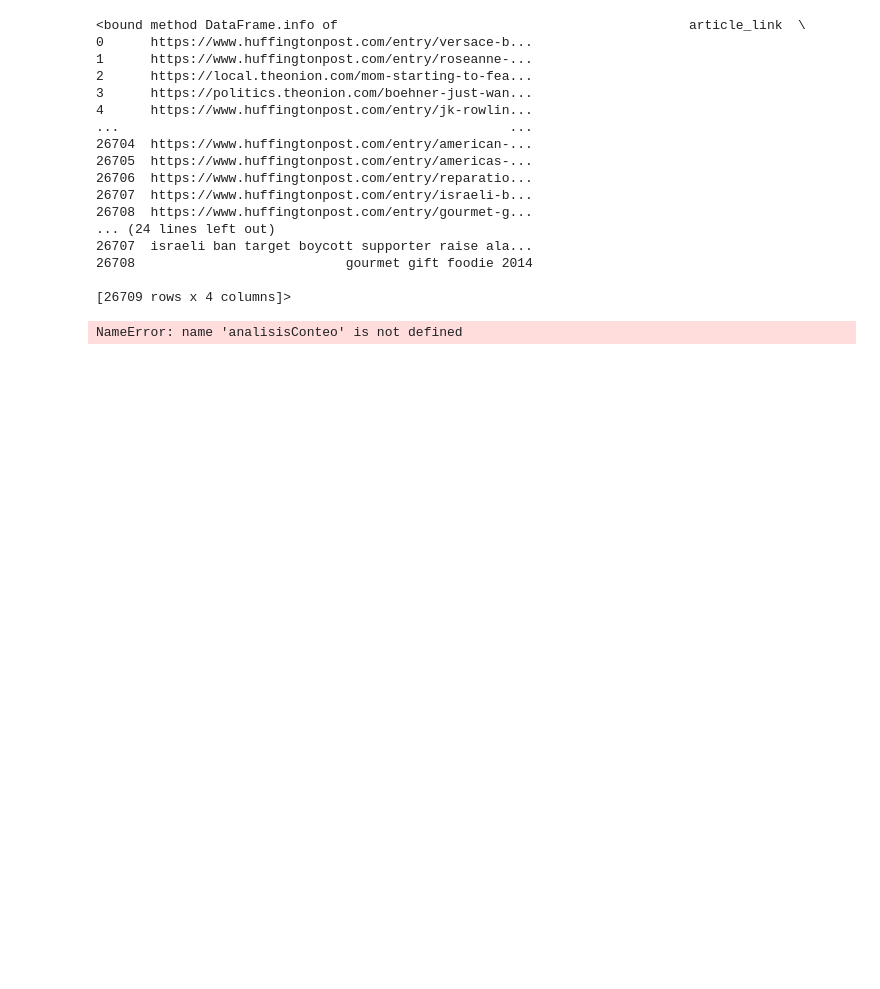
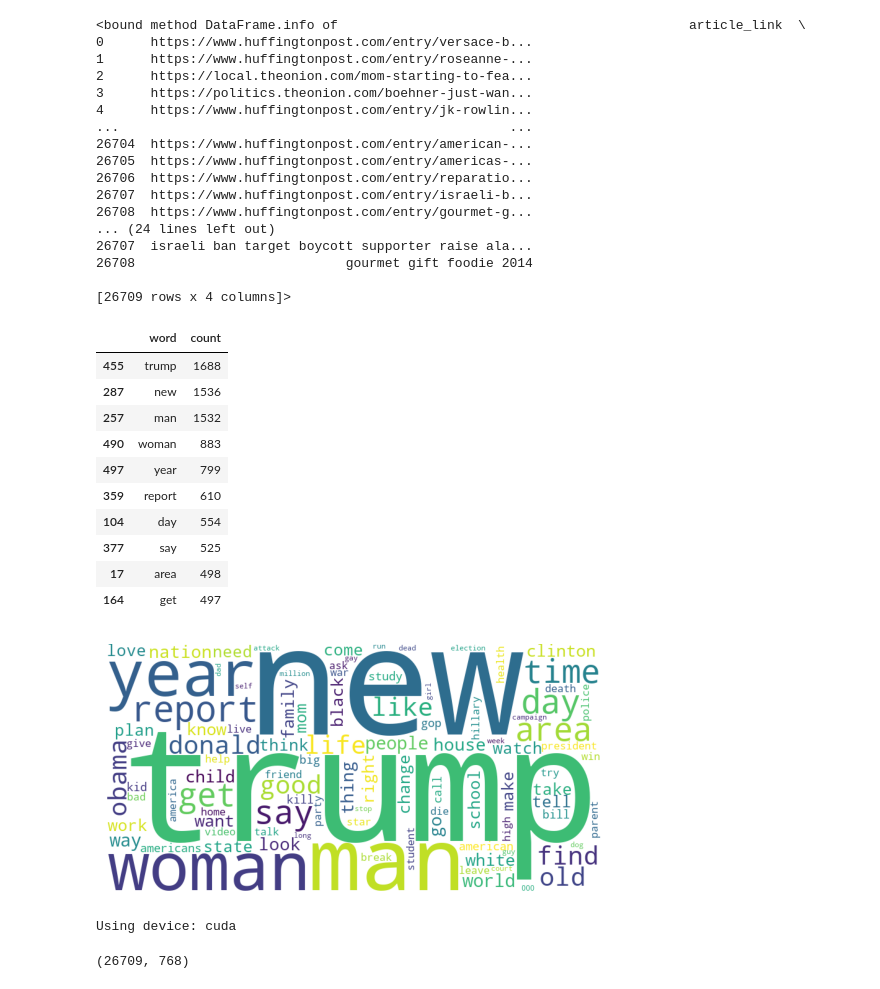
Before and after one commit to macastelblancog/MLDS6_Proyecto, a Jupyter notebook: scripts/preprocessing/main.ipynb, the cells around one changed output. Cells and saved outputs as stored; diff of their text form; code cells hidden in the pictures; blank space fills up the shorter version.

```diff
--- a/scripts/preprocessing/main.ipynb
+++ b/scripts/preprocessing/main.ipynb
@@ -79,6 +79,17 @@ clean_data.info
 
 [26709 rows x 4 columns]>
 # %%
-_ = analisisConteo(corpus = clean_data.clean_text)
+_ = analisis_Conteo(corpus = clean_data.clean_text)
 # %% [output]
-NameError: name 'analisisConteo' is not defined
+|  | word | count |
+| 455 | trump | 1688 |
+| 287 | new | 1536 |
+| 257 | man | 1532 |
+| 490 | woman | 883 |
+| 497 | year | 799 |
+| 359 | report | 610 |
+| 104 | day | 554 |
+| 377 | say | 525 |
+| 17 | area | 498 |
+| 164 | get | 497 |
+[figure, added]
@@ -86,0 +96,8 @@ from sklearn.feature_extraction.text import TfidfVectorizer
+# %%
+bert_embedding_instance =  BERT_embeddings(clean_data.clean_text, batch_size = 32)
+# %% [output]
+Using device: cuda
+# %%
+bert_embedding_instance.shape
+# %% [output]
+(26709, 768)
```
Also changed, not shown: parts of 1 cell of this notebook, 3 other files.
